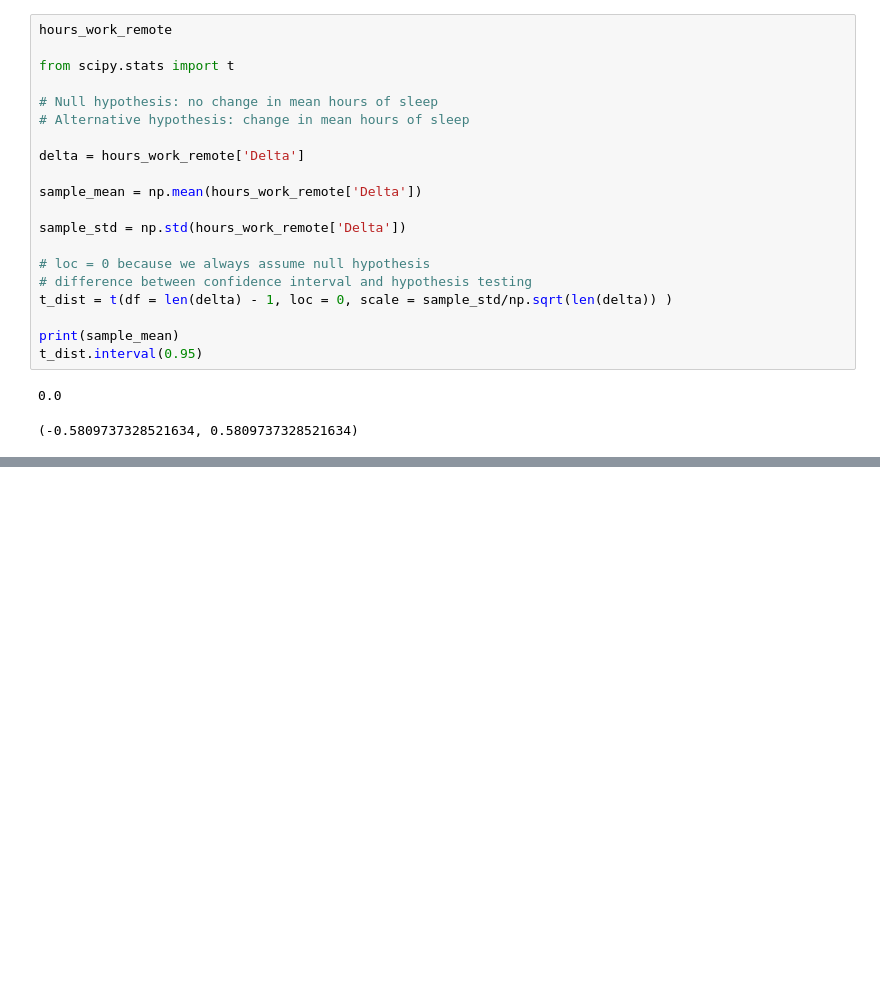
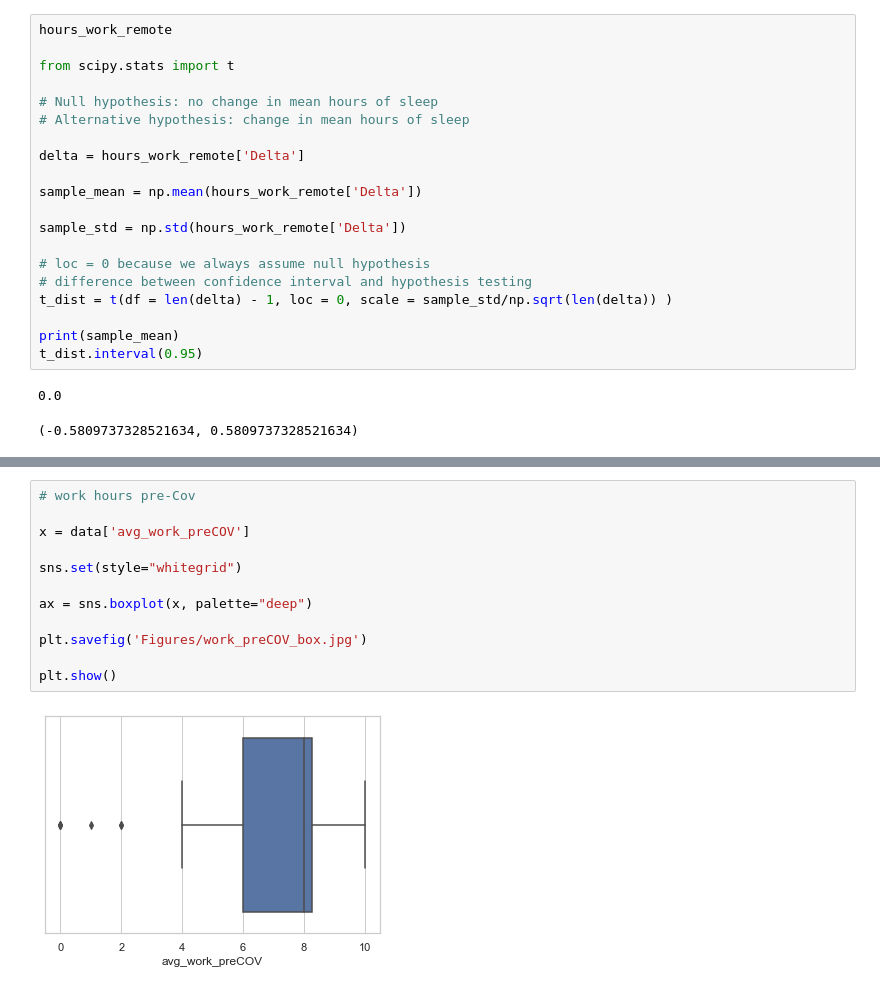
Before and after one commit to cfmago/Project-Week-6, a Jupyter notebook: your-project/week-6-project-plots.ipynb, the cells around one changed output, grey strips where cells are left out. Saved outputs shown, nothing was run; the diff lists cells and outputs as text; blank space fills up the shorter version.

```diff
--- a/your-project/week-6-project-plots.ipynb
+++ b/your-project/week-6-project-plots.ipynb
@@ -457,0 +567,14 @@ t_dist.interval(0.95)
+# %%
+# work hours pre-Cov
+
+x = data['avg_work_preCOV']
+
+sns.set(style="whitegrid")
+
+ax = sns.boxplot(x, palette="deep")
+
+plt.savefig('Figures/work_preCOV_box.jpg')
+
+plt.show()
+# %% [output]
+[figure, added]
```
Also changed, not shown: parts of 16 cells of this notebook, 18 other files.
